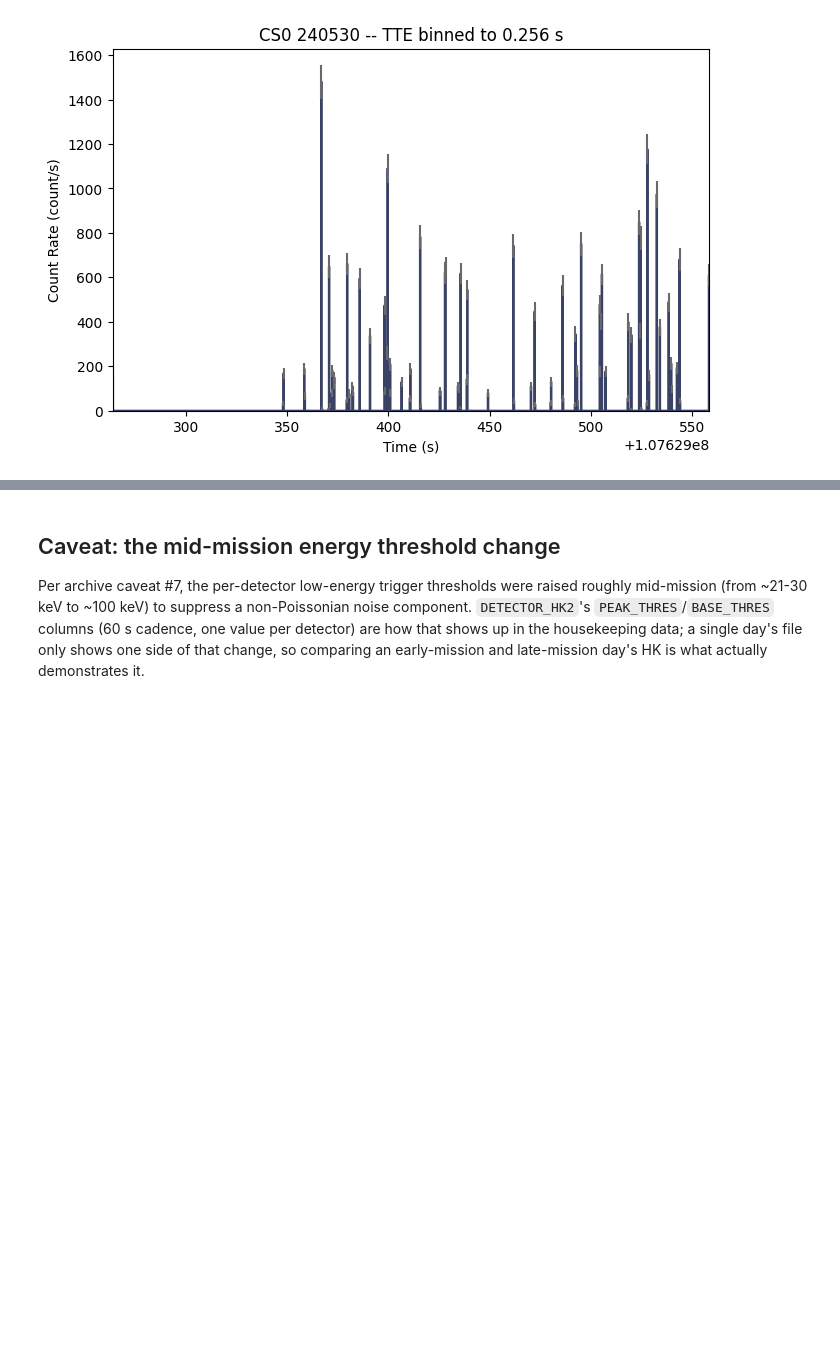
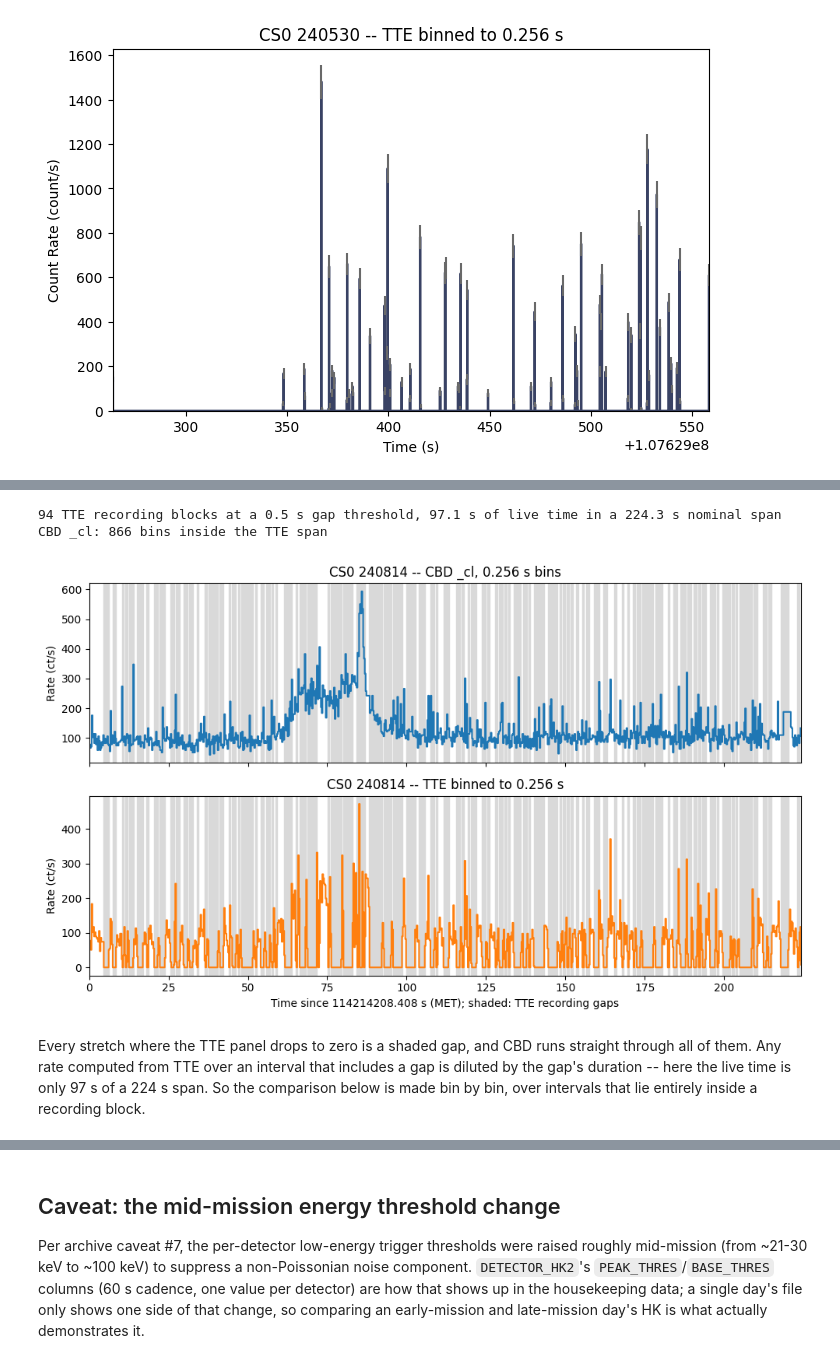
Before and after one commit to israelmcmc-ai/gdt-burstcube, a Jupyter notebook: docs/notebooks/1_data_types_and_binning.ipynb, the cells around one changed output, grey strips where cells are left out. Cells and saved outputs as stored; diff of their text form; code cells hidden in the pictures; blank space fills up the shorter version.

```diff
--- a/docs/notebooks/1_data_types_and_binning.ipynb
+++ b/docs/notebooks/1_data_types_and_binning.ipynb
@@ -556,17 +273,0 @@ both instruments see identical intervals and no rate scaling is needed.
-# %%
-clean_lo, clean_hi = 114214208.408, 114214420.0
-
-clean_blocks = []
-for block_start, block_stop in day_blocks:
-    clipped_start, clipped_stop = max(block_start, clean_lo), min(block_stop, clean_hi)
-    if clipped_stop > clipped_start:
-        clean_blocks.append((clipped_start, clipped_stop))
-
-matched_mask = np.zeros(uf_tstart.size, dtype=bool)
-for block_start, block_stop in clean_blocks:
-    matched_mask |= (uf_tstart >= block_start) & (uf_tstop <= block_stop)
-matched_idx = np.flatnonzero(matched_mask)
-matched_exposure = uf_exposure[matched_idx].sum()
-
-print(f'{len(clean_blocks)} TTE blocks inside the clean range -> '
-     f'{matched_idx.size} matched CBD bins, {matched_exposure:.2f} s')
@@ -672,0 +322,58 @@ instruments' thresholds.
+# %%
+def active_blocks(times, gap_threshold):
+    """Split sorted event times into contiguous recording blocks, wherever
+    the gap to the next event exceeds `gap_threshold`."""
+    dt = np.diff(times)
+    gap_idx = np.flatnonzero(dt > gap_threshold)
+    starts = np.concatenate(([0], gap_idx + 1))
+    stops = np.concatenate((gap_idx, [times.size - 1]))
+    return list(zip(times[starts], times[stops]))
+
+
+GAP_THRESHOLD = 0.5  # s
+
+day_event_times = np.sort(day_tte.data.times)
+day_blocks = active_blocks(day_event_times, GAP_THRESHOLD)
+day_active_s = sum(stop - start for start, stop in day_blocks)
+day_nominal_span = day_t1 - day_t0
+
+print(f'{len(day_blocks)} TTE recording blocks at a {GAP_THRESHOLD} s gap '
+     f'threshold, {day_active_s:.1f} s of live time in a '
+     f'{day_nominal_span:.1f} s nominal span')
+
+day_tte_phaii = day_tte.to_phaii(bin_by_time, 0.256, phaii_class=Phaii)
+day_cbd_span = day_cbd.slice_time([(day_t0, day_t1)])
+print(f'CBD _cl: {day_cbd_span.data.size[0]} bins inside the TTE span')
+
+fig, axes = plt.subplots(2, 1, figsize=(10, 6), sharex=True)
+
+lc_cbd = day_cbd_span.to_lightcurve()
+lc_tte = day_tte_phaii.to_lightcurve()
+
+for ax in axes:
+    for block_stop, next_start in zip([b[1] for b in day_blocks[:-1]],
+                                      [b[0] for b in day_blocks[1:]]):
+        ax.axvspan(block_stop - day_t0, next_start - day_t0, color='0.85', zorder=0)
+
+axes[0].step(lc_cbd.lo_edges - day_t0, lc_cbd.rates, where='post', color='C0')
+axes[0].set_title(f'{DETECTOR} {TTE_DAY} -- CBD _cl, 0.256 s bins')
+axes[0].set_ylabel('Rate (ct/s)')
+
+axes[1].step(lc_tte.lo_edges - day_t0, lc_tte.rates, where='post', color='C1')
+axes[1].set_title(f'{DETECTOR} {TTE_DAY} -- TTE binned to 0.256 s')
+axes[1].set_xlabel(f'Time since {day_t0:.3f} s (MET); shaded: TTE recording gaps')
+axes[1].set_ylabel('Rate (ct/s)')
+axes[0].set_xlim(0, day_nominal_span)
+
+fig.tight_layout()
+plt.show()
+# %% [output]
+94 TTE recording blocks at a 0.5 s gap threshold, 97.1 s of live time in a 224.3 s nominal span
+CBD _cl: 866 bins inside the TTE span
+[figure, added]
+# %% [markdown]
+Every stretch where the TTE panel drops to zero is a shaded gap, and CBD
+runs straight through all of them. Any rate computed from TTE over an
+interval that includes a gap is diluted by the gap's duration -- here the
+live time is only 97 s of a 224 s span. So the comparison below is made bin
+by bin, over intervals that lie entirely inside a recording block.
```
Also changed, not shown: parts of 29 cells of this notebook, 3 other files.
